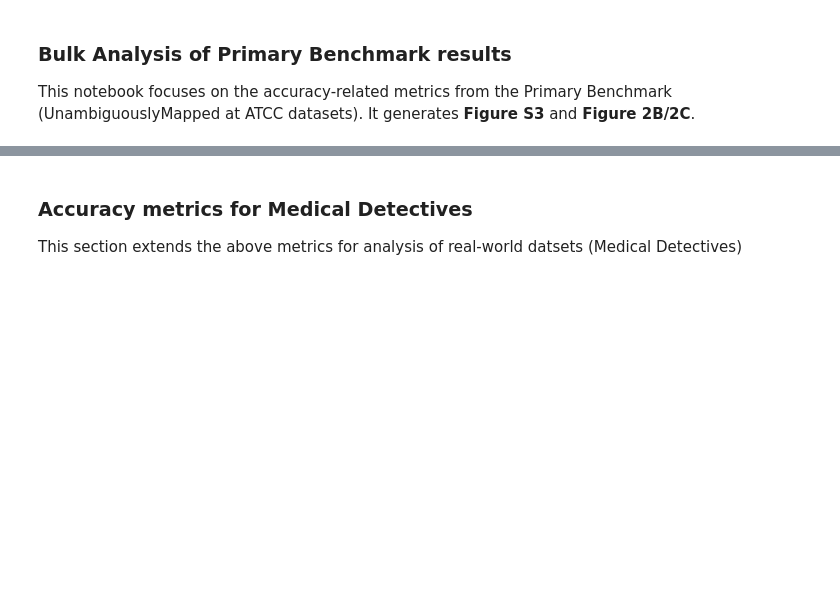
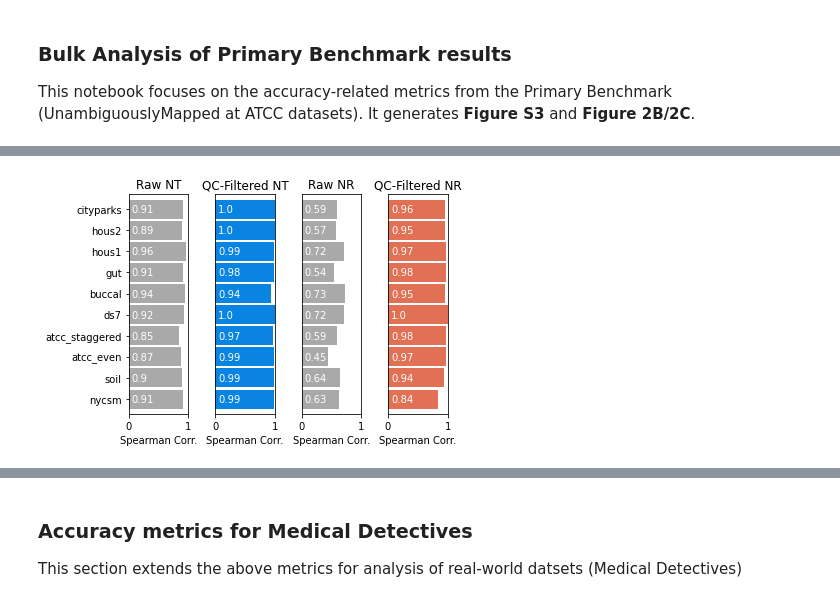
Before and after one commit to katrinakalantar/ncbi-compress-experiments, a Jupyter notebook: experiment-8/check-initial-benchmarks-bulk-analysis.ipynb, the cells around one changed output, grey strips where cells are left out. Cells and saved outputs as stored; diff of their text form; code cells hidden in the pictures; blank space fills up the shorter version.

```diff
--- a/experiment-8/check-initial-benchmarks-bulk-analysis.ipynb
+++ b/experiment-8/check-initial-benchmarks-bulk-analysis.ipynb
@@ -497,0 +602,42 @@ Text(0.5, 1.0, 'NR')
+# %%
+
+plt.subplot(1, 4, 1)
+this_data_nt['sc_total'].plot(kind='barh', width=.9, figsize=(6,4), xlim=(0,1), color='darkgrey')
+plt.xlabel('Spearman Corr.')
+plt.title('Raw NT')
+for i, v in enumerate(this_data_nt['sc_total']):
+    plt.text(0.05, i - .15, str(np.round(v,2)), color='white')
+
+
+plt.subplot(1, 4, 2)
+this_data_nt['sc_top'].plot(kind='barh', width=.9, figsize=(6,4), xlim=(0,1), color=official_colors[5])
+plt.xlabel('Spearman Corr.')
+plt.title('QC-Filtered NT')
+plt.yticks([])
+for i, v in enumerate(this_data_nt['sc_top']):
+    plt.text(0.05, i - .15, str(np.round(v,2)), color='white')
+
+
+plt.subplot(1, 4, 3)
+this_data_nr['sc_total'].plot(kind='barh', width=.9, figsize=(6,4), xlim=(0,1), color='darkgrey')
+plt.xlabel('Spearman Corr.')
+plt.title('Raw NR')
+plt.yticks([])
+for i, v in enumerate(this_data_nr['sc_total']):
+    plt.text(0.05, i - .15, str(np.round(v,2)), color='white')
+
+
+plt.subplot(1, 4, 4)
+this_data_nr['sc_top'].plot(kind='barh', width=.9, figsize=(6,4), xlim=(0,1), color=official_colors[11])
+plt.xlabel('Spearman Corr.')
+plt.title('QC-Filtered NR')
+plt.yticks([])
+for i, v in enumerate(this_data_nr['sc_top']):
+    plt.text(0.05, i - .15, str(np.round(v,2)), color='white')
+
+plt.tight_layout()
+plt.savefig("./raw_vs_filtered_correlation.pdf")
+
+plt.show()
+# %% [output]
+[figure, added]
```
Also changed, not shown: parts of 13 cells of this notebook, 3 other files.
